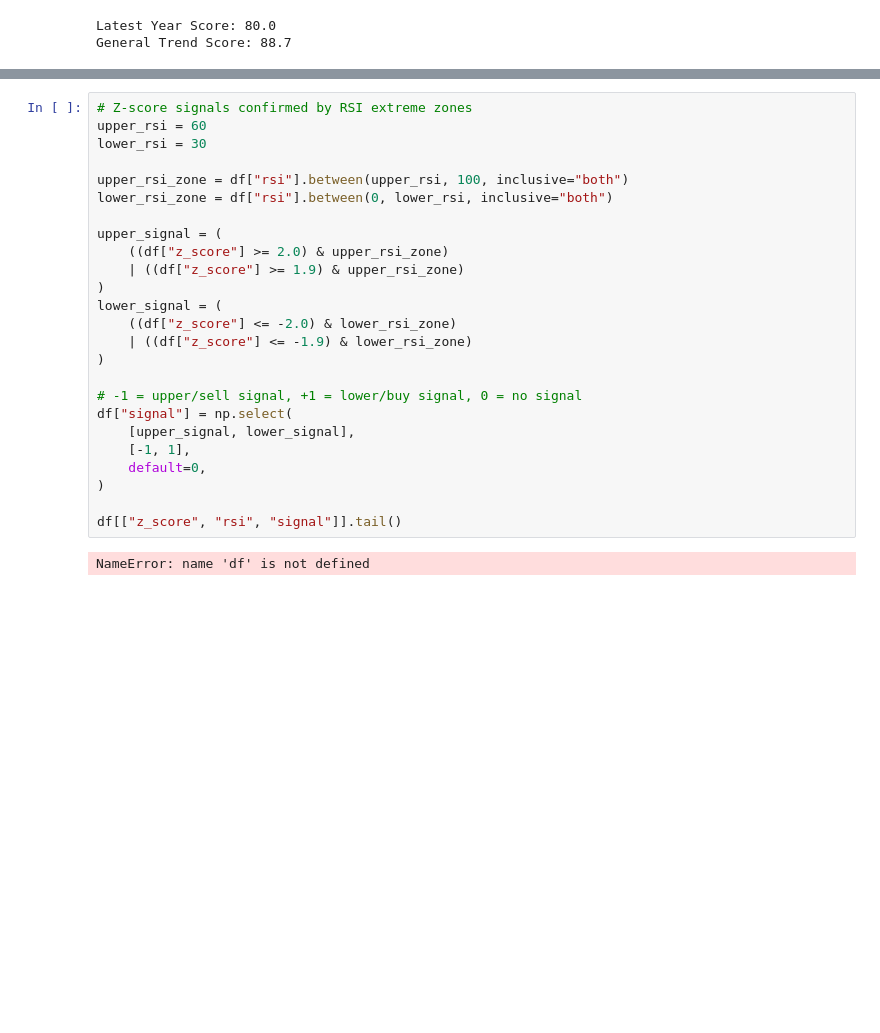
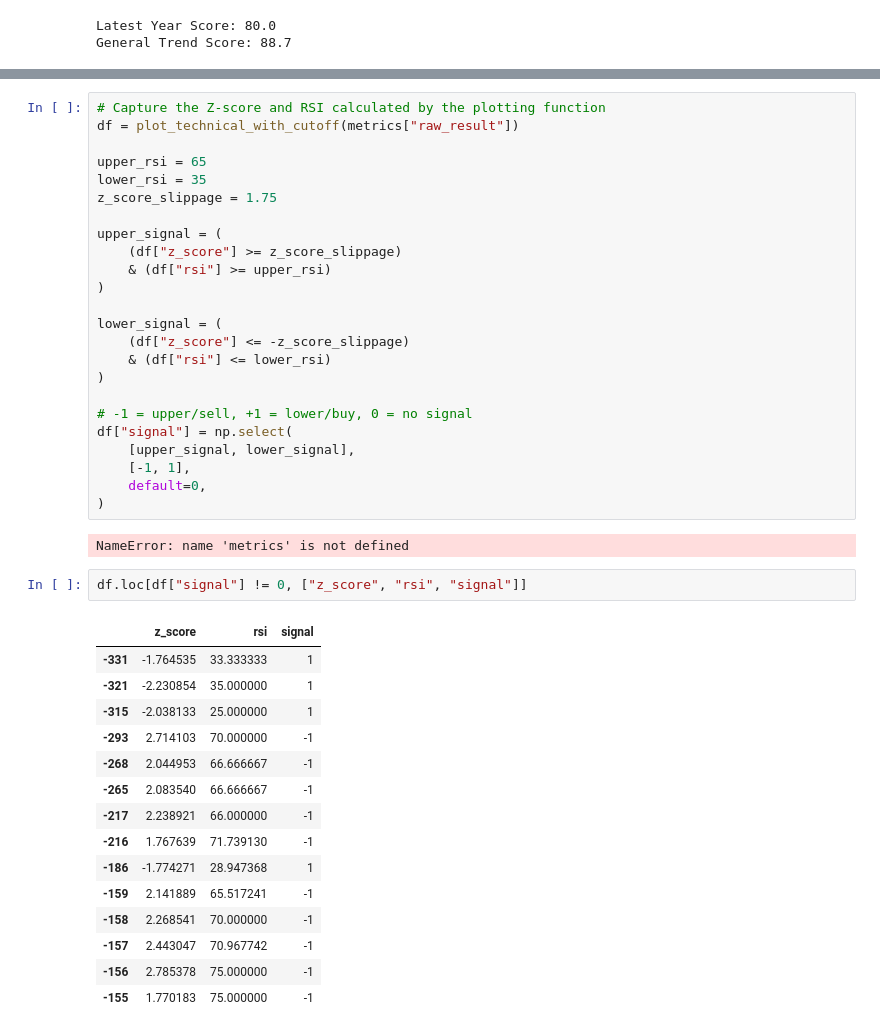
Before and after one commit to ashu01304/V2, a Jupyter notebook: testing.ipynb, the cells around one changed output, grey strips where cells are left out. Cells and saved outputs as stored; diff of their text form; blank space fills up the shorter version.

```diff
--- a/testing.ipynb
+++ b/testing.ipynb
@@ -114,27 +134,44 @@ plot_technical_with_cutoff(metrics['raw_result'])
 # %%
-# Z-score signals confirmed by RSI extreme zones
-upper_rsi = 60
-lower_rsi = 30
+# Capture the Z-score and RSI calculated by the plotting function
+df = plot_technical_with_cutoff(metrics["raw_result"])
 
-upper_rsi_zone = df["rsi"].between(upper_rsi, 100, inclusive="both")
-lower_rsi_zone = df["rsi"].between(0, lower_rsi, inclusive="both")
+upper_rsi = 65
+lower_rsi = 35
+z_score_slippage = 1.75
 
 upper_signal = (
-    ((df["z_score"] >= 2.0) & upper_rsi_zone)
-    | ((df["z_score"] >= 1.9) & upper_rsi_zone)
-)
-lower_signal = (
-    ((df["z_score"] <= -2.0) & lower_rsi_zone)
-    | ((df["z_score"] <= -1.9) & lower_rsi_zone)
+    (df["z_score"] >= z_score_slippage)
+    & (df["rsi"] >= upper_rsi)
 )
 
-# -1 = upper/sell signal, +1 = lower/buy signal, 0 = no signal
+lower_signal = (
+    (df["z_score"] <= -z_score_slippage)
+    & (df["rsi"] <= lower_rsi)
+)
+
+# -1 = upper/sell, +1 = lower/buy, 0 = no signal
 df["signal"] = np.select(
     [upper_signal, lower_signal],
     [-1, 1],
     default=0,
 )
-
-df[["z_score", "rsi", "signal"]].tail()
 # %% [output]
-NameError: name 'df' is not defined
+NameError: name 'metrics' is not defined
+# %%
+df.loc[df["signal"] != 0, ["z_score", "rsi", "signal"]]
+# %% [output]
+|  | z_score | rsi | signal |
+| -331 | -1.764535 | 33.333333 | 1 |
+| -321 | -2.230854 | 35.000000 | 1 |
+| -315 | -2.038133 | 25.000000 | 1 |
+| -293 | 2.714103 | 70.000000 | -1 |
+| -268 | 2.044953 | 66.666667 | -1 |
+| -265 | 2.083540 | 66.666667 | -1 |
+| -217 | 2.238921 | 66.000000 | -1 |
+| -216 | 1.767639 | 71.739130 | -1 |
+| -186 | -1.774271 | 28.947368 | 1 |
+| -159 | 2.141889 | 65.517241 | -1 |
+| -158 | 2.268541 | 70.000000 | -1 |
+| -157 | 2.443047 | 70.967742 | -1 |
+| -156 | 2.785378 | 75.000000 | -1 |
+| -155 | 1.770183 | 75.000000 | -1 |
```
Also changed, not shown: parts of 11 cells of this notebook, 10 other files.
